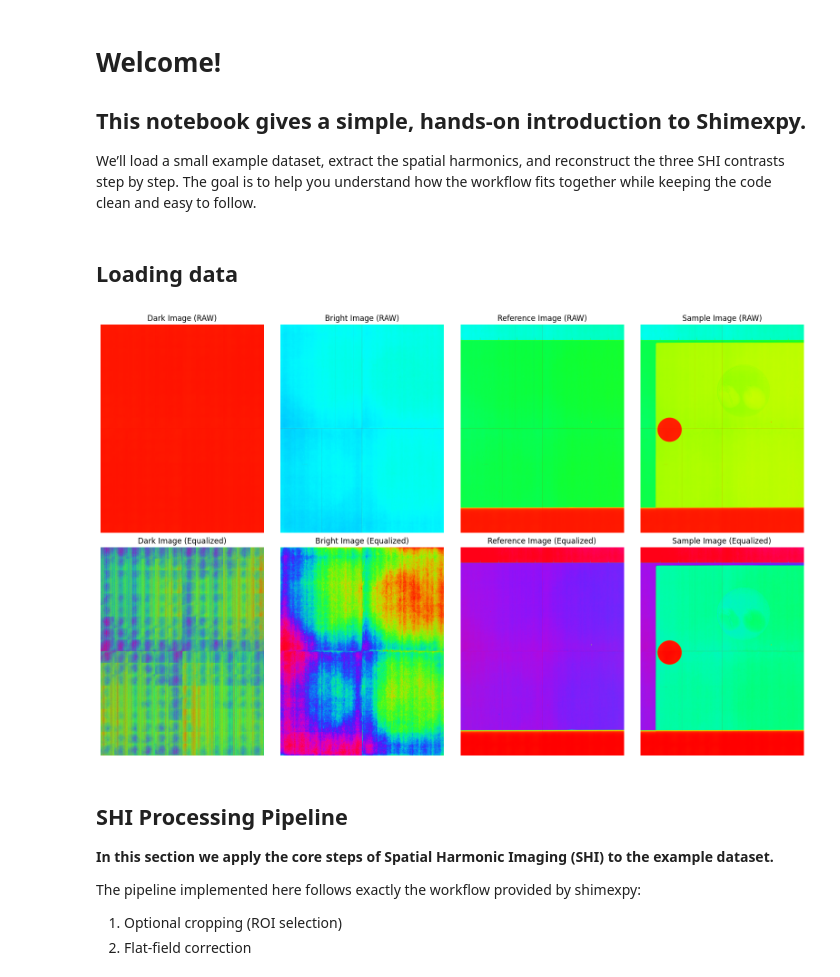
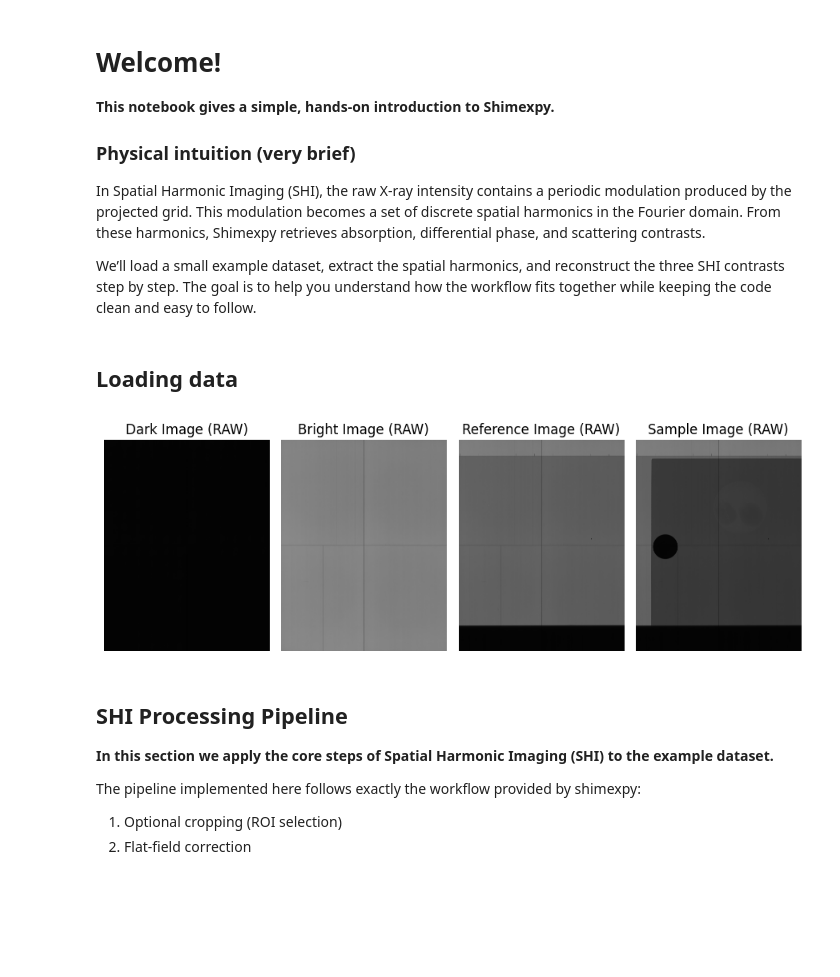
Before and after one commit to JLBeltran-IMAG/shimexpy, a Jupyter notebook: examples/workflow_example.ipynb, the cells around one changed output. Cells and saved outputs as stored; diff of their text form; code cells hidden in the pictures; blank space fills up the shorter version.

```diff
--- a/examples/workflow_example.ipynb
+++ b/examples/workflow_example.ipynb
@@ -1,7 +1,11 @@
 # %% [markdown]
 # Welcome!
 
-## This notebook gives a simple, hands-on introduction to Shimexpy.
+**This notebook gives a simple, hands-on introduction to Shimexpy.**
+
+### Physical intuition (very brief)
+
+In Spatial Harmonic Imaging (SHI), the raw X-ray intensity contains a periodic modulation produced by the projected grid. This modulation becomes a set of discrete spatial harmonics in the Fourier domain. From these harmonics, Shimexpy retrieves absorption, differential phase, and scattering contrasts.
 
 We’ll load a small example dataset, extract the spatial harmonics, and reconstruct the three SHI contrasts step by step. The goal is to help you understand how the workflow fits together while keeping the code clean and easy to follow.
 # %%
@@ -51,49 +46,35 @@ def percentile_eq(image, p_low=2, p_high=98):
 # %% [markdown]
 ## Loading data
 # %%
+from shimexpy import load_image
+
 # Load test images
 reference_img = load_image("../tests/example_data/flat.tif")
 sample_img = load_image("../tests/example_data/test_microworks.tif")
 bright_img = load_image("../tests/example_data/bright.tif")
 dark_img = load_image("../tests/example_data/dark.tif")
 
-fig1, axes = plt.subplots(2, 4, figsize=(16, 10))
+fig1, axes = plt.subplots(1, 4, figsize=(9, 4))
 
-axes[0, 0].imshow(dark_img, cmap="hsv")
-axes[0, 0].set_title("Dark Image (RAW)")
-axes[0, 0].axis("off")
+axes[0].imshow(dark_img, cmap="gray")
+axes[0].set_title("Dark Image (RAW)")
+axes[0].axis("off")
 
-axes[0, 1].imshow(bright_img, cmap="hsv")
-axes[0, 1].set_title("Bright Image (RAW)")
-axes[0, 1].axis("off")
+axes[1].imshow(bright_img, cmap="gray")
+axes[1].set_title("Bright Image (RAW)")
+axes[1].axis("off")
 
-axes[0, 2].imshow(reference_img, cmap="hsv")
-axes[0, 2].set_title("Reference Image (RAW)")
-axes[0, 2].axis("off")
+axes[2].imshow(reference_img, cmap="gray")
+axes[2].set_title("Reference Image (RAW)")
+axes[2].axis("off")
 
-axes[0, 3].imshow(sample_img, cmap="hsv")
-axes[0, 3].set_title("Sample Image (RAW)")
-axes[0, 3].axis("off")
-
-axes[1, 0].imshow(percentile_eq(dark_img), cmap="hsv")
-axes[1, 0].set_title("Dark Image (Equalized)")
-axes[1, 0].axis("off")
-
-axes[1, 1].imshow(percentile_eq(bright_img), cmap="hsv")
-axes[1, 1].set_title("Bright Image (Equalized)")
-axes[1, 1].axis("off")
-
-axes[1, 2].imshow(percentile_eq(reference_img), cmap="hsv")
-axes[1, 2].set_title("Reference Image (Equalized)")
-axes[1, 2].axis("off")
-
-axes[1, 3].imshow(percentile_eq(sample_img), cmap="hsv")
-axes[1, 3].set_title("Sample Image (Equalized)")
-axes[1, 3].axis("off")
+axes[3].imshow(sample_img, cmap="gray")
+axes[3].set_title("Sample Image (RAW)")
+axes[3].axis("off")
 
 fig1.tight_layout()
 # %% [output]
-[figure, old version]
+[figure, new version]
 # %% [markdown]
 ## SHI Processing Pipeline
 
```
Also changed, not shown: parts of 36 cells of this notebook, 3 other files.
